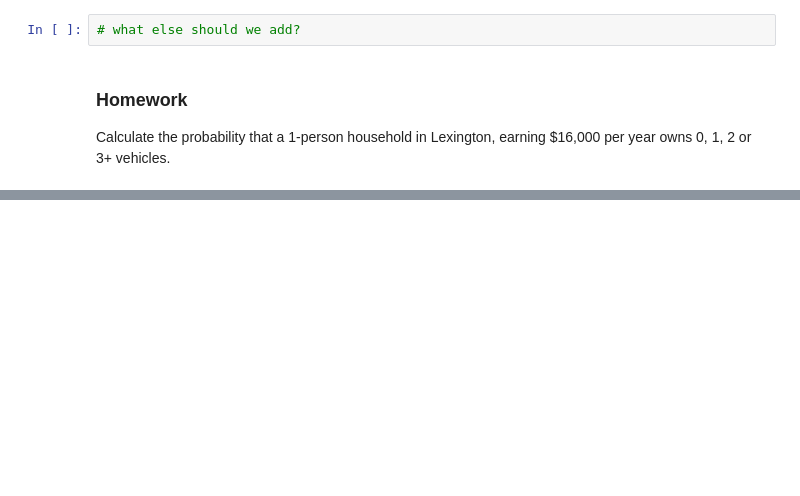
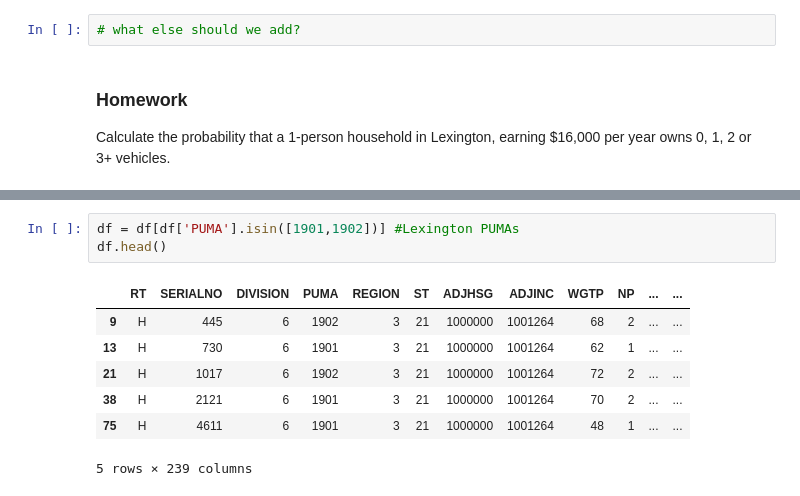
Before and after one commit to jawadmhoque/ce599, a Jupyter notebook: 22-Discrete Choice/Discrete Choice.ipynb, the cells around one changed output, grey strips where cells are left out. Drawn from its saved outputs; the diff is of its cells as text; blank space fills up the shorter version.

```diff
--- a/22-Discrete Choice/Discrete Choice.ipynb
+++ b/22-Discrete Choice/Discrete Choice.ipynb
@@ -166,0 +276,11 @@ Calculate the probability that a 1-person household in Lexington, earning $16,00
+# %%
+df = df[df['PUMA'].isin([1901,1902])] #Lexington PUMAs
+df.head()
+# %% [output]
+|  | RT | SERIALNO | DIVISION | PUMA | REGION | ST | ADJHSG | ADJINC | WGTP | NP | ... | ... |
+| 9 | H | 445 | 6 | 1902 | 3 | 21 | 1000000 | 1001264 | 68 | 2 | ... | ... |
+| 13 | H | 730 | 6 | 1901 | 3 | 21 | 1000000 | 1001264 | 62 | 1 | ... | ... |
+| 21 | H | 1017 | 6 | 1902 | 3 | 21 | 1000000 | 1001264 | 72 | 2 | ... | ... |
+| 38 | H | 2121 | 6 | 1901 | 3 | 21 | 1000000 | 1001264 | 70 | 2 | ... | ... |
+| 75 | H | 4611 | 6 | 1901 | 3 | 21 | 1000000 | 1001264 | 48 | 1 | ... | ... |
+5 rows × 239 columns
```
Also changed, not shown: parts of 12 cells of this notebook, 2 other files.
